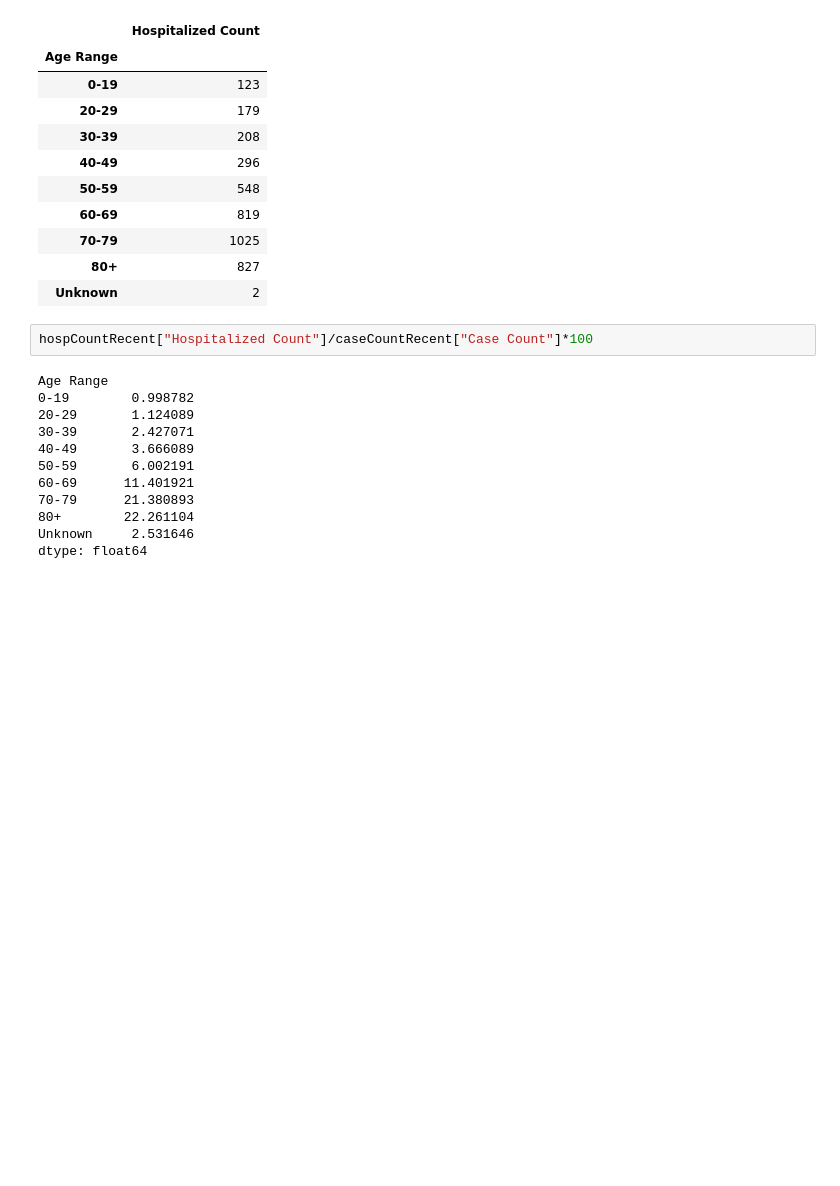
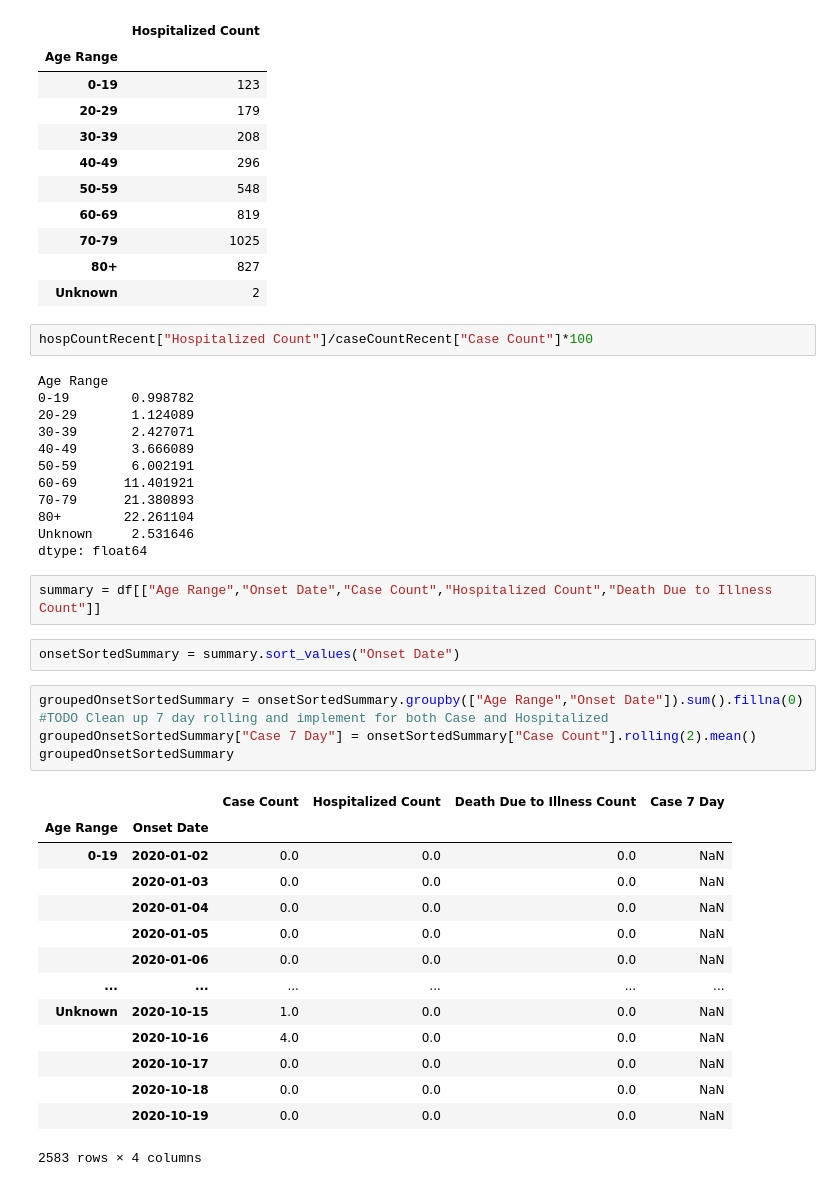
Before and after one commit to VagishVela/Ohio-COVID-19-Analysis, a Jupyter notebook: Ohio COVID-19 Analysis.ipynb, the cells around one changed output. Saved outputs shown, nothing was run; the diff lists cells and outputs as text; blank space fills up the shorter version.

Commit message:
Method to cases over time by age groups

```diff
--- a/Ohio COVID-19 Analysis.ipynb
+++ b/Ohio COVID-19 Analysis.ipynb
@@ -137,3 +137,27 @@ Age Range
 80+        22.261104
 Unknown     2.531646
 dtype: float64
+# %%
+summary = df[["Age Range","Onset Date","Case Count","Hospitalized Count","Death Due to Illness Count"]]
+# %%
+onsetSortedSummary = summary.sort_values("Onset Date")
+# %%
+groupedOnsetSortedSummary = onsetSortedSummary.groupby(["Age Range","Onset Date"]).sum().fillna(0)
+#TODO Clean up 7 day rolling and implement for both Case and Hospitalized
+groupedOnsetSortedSummary["Case 7 Day"] = onsetSortedSummary["Case Count"].rolling(2).mean()
+groupedOnsetSortedSummary
+# %% [output]
+|  |  | Case Count | Hospitalized Count | Death Due to Illness Count | Case 7 Day |
+| Age Range | Onset Date |  |  |  |  |
+| 0-19 | 2020-01-02 | 0.0 | 0.0 | 0.0 | NaN |
+|  | 2020-01-03 | 0.0 | 0.0 | 0.0 | NaN |
+|  | 2020-01-04 | 0.0 | 0.0 | 0.0 | NaN |
+|  | 2020-01-05 | 0.0 | 0.0 | 0.0 | NaN |
+|  | 2020-01-06 | 0.0 | 0.0 | 0.0 | NaN |
+| ... | ... | ... | ... | ... | ... |
+| Unknown | 2020-10-15 | 1.0 | 0.0 | 0.0 | NaN |
+|  | 2020-10-16 | 4.0 | 0.0 | 0.0 | NaN |
+|  | 2020-10-17 | 0.0 | 0.0 | 0.0 | NaN |
+|  | 2020-10-18 | 0.0 | 0.0 | 0.0 | NaN |
+|  | 2020-10-19 | 0.0 | 0.0 | 0.0 | NaN |
+2583 rows × 4 columns
```
Also changed, not shown: parts of 1 cell of this notebook.
